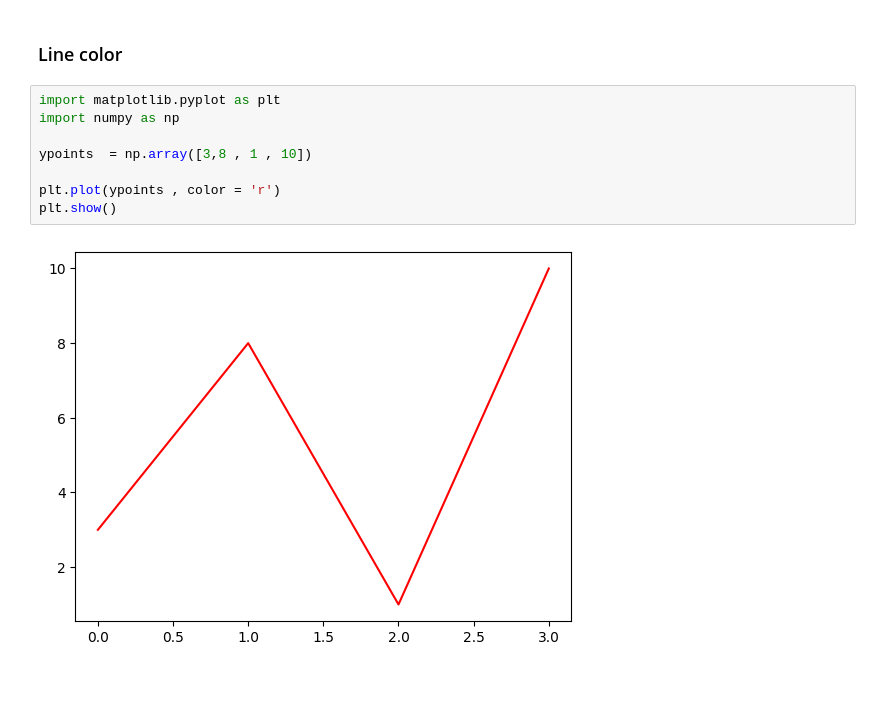
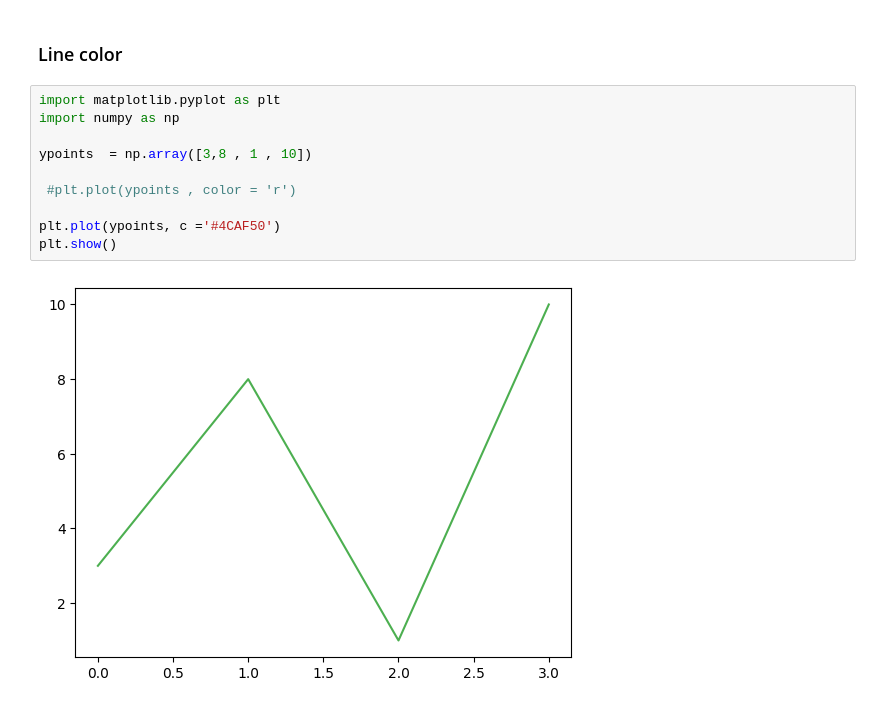
Before and after one commit to Shreyansh4Ai/Python-Stuffs, a Jupyter notebook: Pandas/DataVisualisation/Matplotlib.ipynb, the cells around one changed output. Drawn from its saved outputs; the diff is of its cells as text.

```diff
--- a/Pandas/DataVisualisation/Matplotlib.ipynb
+++ b/Pandas/DataVisualisation/Matplotlib.ipynb
@@ -98,10 +98,12 @@ dashed --
 # %%
 import matplotlib.pyplot as plt
 import numpy as np
 
 ypoints  = np.array([3,8 , 1 , 10])
 
-plt.plot(ypoints , color = 'r')
+ #plt.plot(ypoints , color = 'r')
+
+plt.plot(ypoints, c ='#4CAF50')
 plt.show()
 # %% [output]
-[figure, old version]
+[figure, new version]
```
Also changed, not shown: parts of 12 cells of this notebook.
